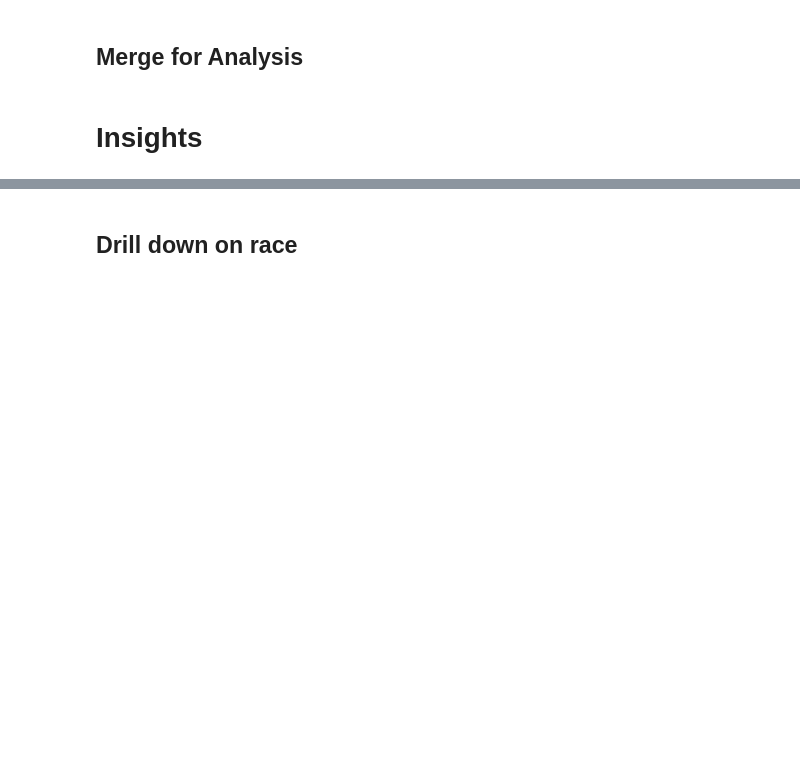
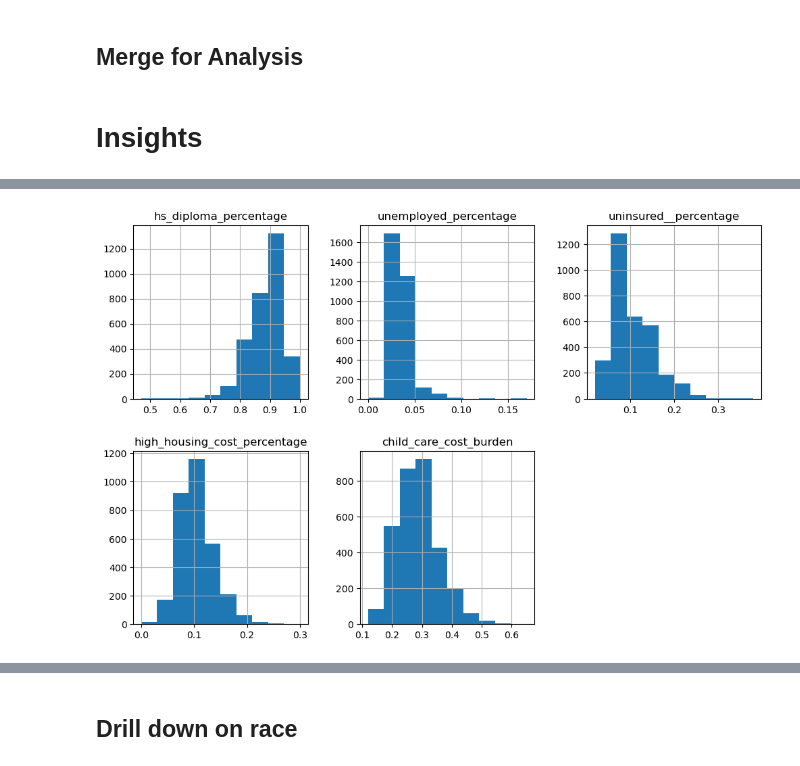
Before and after one commit to mapsg91/CapstoneII_MG, a Jupyter notebook: data/Clean Data/selected_vars/clean_select_features.ipynb, the cells around one changed output, grey strips where cells are left out. Drawn from its saved outputs; the diff is of its cells as text; code cells hidden in the pictures; blank space fills up the shorter version.

```diff
--- a/data/Clean Data/selected_vars/clean_select_features.ipynb
+++ b/data/Clean Data/selected_vars/clean_select_features.ipynb
@@ -157,6 +154,5 @@ race_metrics = race_metrics.rename(columns={'child_poverty':'child_poverty_perce
 # %%
-county_socio_econ = us_counties_updated.drop(columns=['income_inequality', 'gender_pay_gap', 'school_segration_index', 'residential_segregation','school_funding_gap', 'child_mortality',
-       'child_poverty_percentage', 'firearm_fatalities', 'life_expectancy',
-       'median_income', 'population', 'premature_death'])
+county_socio_econ = us_counties_updated.drop(columns=['income_inequality', 'gender_pay_gap', 'school_segration_index', 'residential_segregation','school_funding_gap', 'child_mortality', 'child_poverty_percentage', 'firearm_fatalities',
+       'life_expectancy', 'median_income', 'premature_death'])
 # %% [markdown]
 ## Total Values (vs percentages)
@@ -229,0 +261,4 @@ plt.show()
+# %%
+county_socio_econ.hist(figsize=(12,12), layout=(3,3), sharex=False);
+# %% [output]
+[figure, added]
```
Also changed, not shown: parts of 47 cells of this notebook, 1 other file.
